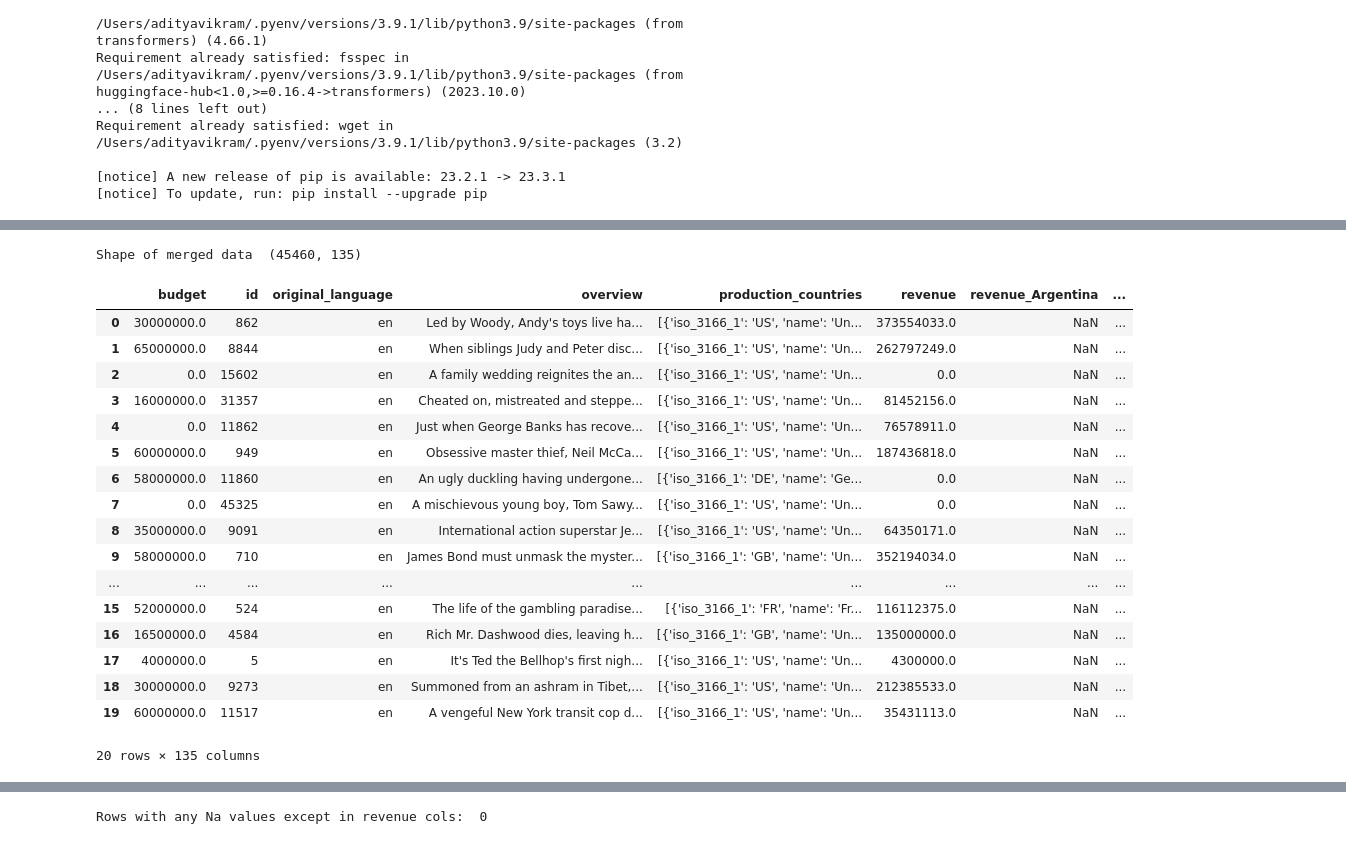
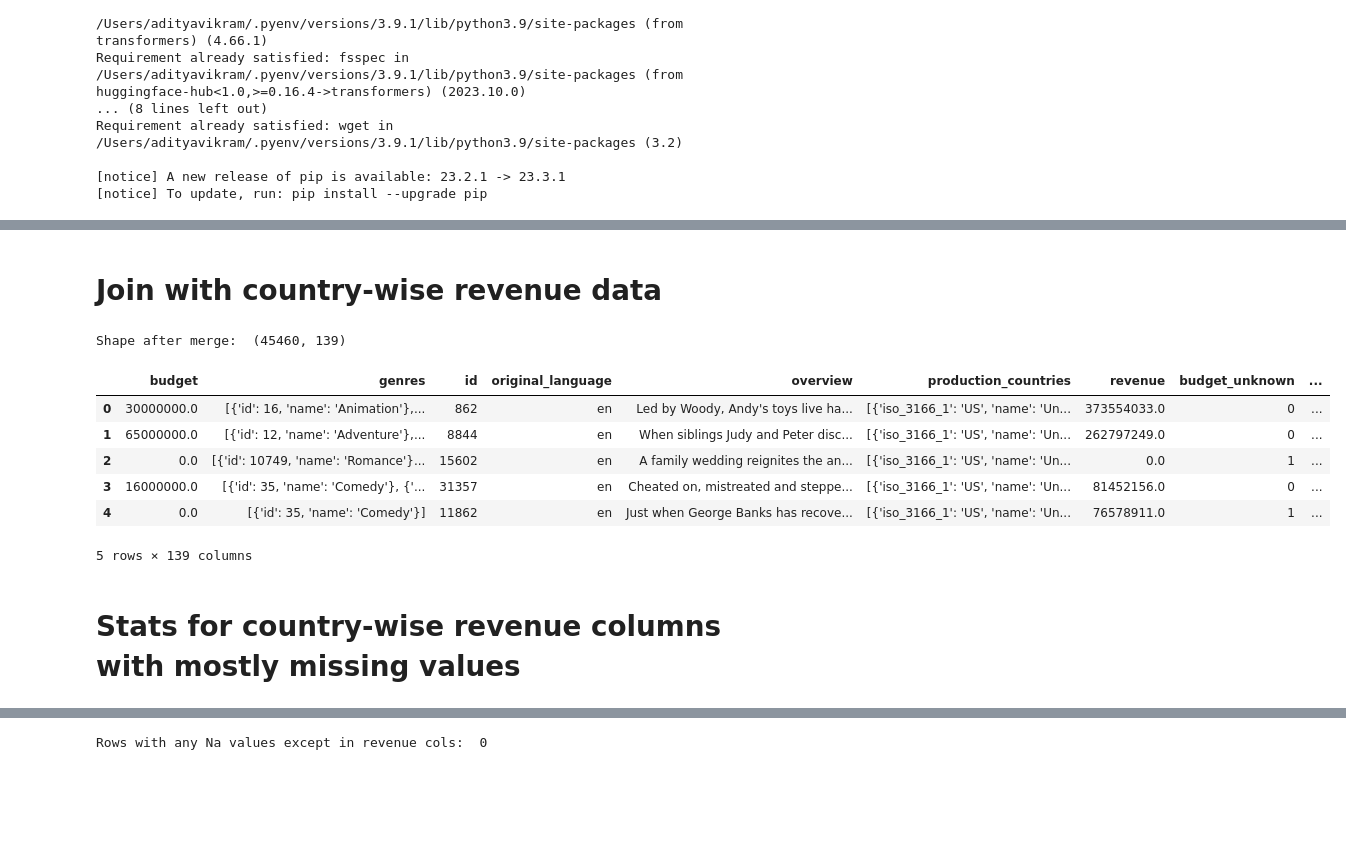
Before and after one commit to kshitij79/Cine-Sage-Insights, a Jupyter notebook: model_experiments/DVATeam20_BERT_n_regression_models.ipynb, the cells around one changed output, grey strips where cells are left out. Drawn from its saved outputs; the diff is of its cells as text; code cells hidden in the pictures; blank space fills up the shorter version.

Commit message:
Lots of data cleaning, added genres, somewhat working model

```diff
--- a/model_experiments/DVATeam20_BERT_n_regression_models.ipynb
+++ b/model_experiments/DVATeam20_BERT_n_regression_models.ipynb
@@ -49,26 +42,0 @@ print(box_office_data['id'].isna().sum())
-# %%
-# Clean movies_data: convert to following schema: overview: str, production_countries: str, original_language: str, revenue: float, budget: float
-# If unable to convert to float, print the row and drop it
-print("Shape before ", movies_data.shape)
-movies_data['budget'] = pd.to_numeric(movies_data['budget'], errors='coerce', downcast='float')
-movies_data = movies_data[movies_data['id'].str.isnumeric()]
-movies_data['id'] = movies_data['id'].astype(int)
-# If overview is null, convert it to empty string
-movies_data['overview'] = movies_data['overview'].fillna('')
-
-movies_data = movies_data.dropna(subset=['revenue', 'budget'], how='any')
-print("Shape after ", movies_data.shape)
-print(movies_data.dtypes)
-print(movies_data.head())
-
-# 1. Convert to following schema:
-# skip Movie Name, all other columns are either empty or have a USD symbol followed by a number surrounded by double quotes. Convert these columns to float.
-print("Shape before ", box_office_data.shape)
-box_office_data[box_office_data.columns[1:]] = box_office_data[box_office_data.columns[1:]].replace('[\$,]', '', regex=True).astype(float)
-# Append revenue_ to all column names except id
-new_cols = [(col, 'revenue_'+col) for col in box_office_data.columns[1:]]
-box_office_data.rename(columns=dict(new_cols), inplace=True)
-
-print("Shape after ", box_office_data.shape)
-print(box_office_data.dtypes)
-print(box_office_data.head())
@@ -92,0 +120,7 @@ dtype: object
+# %%
+# Add columns budget_unknown
+movies_data['budget'] = pd.to_numeric(movies_data['budget'], errors='coerce', downcast='float')
+movies_data['budget_unknown'] = movies_data['budget'].apply(lambda x: 1 if x == 0.0 else 0)
+movies_data['budget_100M'] = movies_data['budget'] / 1e8
+print("Number of non-zero budgets: ", movies_data['budget'].ne(0).sum())
+print("Number of unknown budgets: ", movies_data['budget_unknown'].sum())
@@ -92,0 +143,5 @@ dtype: object
+# %%
+print("Shape before ", movies_data.shape)
+movies_data.dropna(subset=['revenue'], inplace=True)
+movies_data['revenue_100M'] = movies_data['revenue'] / 1e8
+print("Shape after dropping rows with NaN revenues and appending revenue_100M column: ", movies_data.shape)
@@ -93,27 +235,20 @@ dtype: object
+# %% [markdown]
+# Join with country-wise revenue data
 # %%
-merged_data = pd.merge(movies_data, box_office_data, how='left', left_on='imdb_id', right_on='imdbId')
-print("Shape before ", merged_data.shape)
-merged_data.head(20)
+merged_data = pd.merge(movies_data, box_office_data, how='left', on='id')
+print("Shape after merge: ", merged_data.shape)
+merged_data.head()
 # %% [output]
-Shape of merged data  (45460, 135)
+Shape after merge:  (45460, 139)
-|  | budget | id | original_language | overview | production_countries | revenue | revenue_Argentina | ... |
-| 0 | 30000000.0 | 862 | en | Led by Woody, Andy's toys live ha... | [{'iso_3166_1': 'US', 'name': 'Un... | 373554033.0 | NaN | ... |
-| 1 | 65000000.0 | 8844 | en | When siblings Judy and Peter disc... | [{'iso_3166_1': 'US', 'name': 'Un... | 262797249.0 | NaN | ... |
-| 2 | 0.0 | 15602 | en | A family wedding reignites the an... | [{'iso_3166_1': 'US', 'name': 'Un... | 0.0 | NaN | ... |
-| 3 | 16000000.0 | 31357 | en | Cheated on, mistreated and steppe... | [{'iso_3166_1': 'US', 'name': 'Un... | 81452156.0 | NaN | ... |
-| 4 | 0.0 | 11862 | en | Just when George Banks has recove... | [{'iso_3166_1': 'US', 'name': 'Un... | 76578911.0 | NaN | ... |
-| 5 | 60000000.0 | 949 | en | Obsessive master thief, Neil McCa... | [{'iso_3166_1': 'US', 'name': 'Un... | 187436818.0 | NaN | ... |
-| 6 | 58000000.0 | 11860 | en | An ugly duckling having undergone... | [{'iso_3166_1': 'DE', 'name': 'Ge... | 0.0 | NaN | ... |
-| 7 | 0.0 | 45325 | en | A mischievous young boy, Tom Sawy... | [{'iso_3166_1': 'US', 'name': 'Un... | 0.0 | NaN | ... |
-| 8 | 35000000.0 | 9091 | en | International action superstar Je... | [{'iso_3166_1': 'US', 'name': 'Un... | 64350171.0 | NaN | ... |
-| 9 | 58000000.0 | 710 | en | James Bond must unmask the myster... | [{'iso_3166_1': 'GB', 'name': 'Un... | 352194034.0 | NaN | ... |
-| ... | ... | ... | ... | ... | ... | ... | ... | ... |
-| 15 | 52000000.0 | 524 | en | The life of the gambling paradise... | [{'iso_3166_1': 'FR', 'name': 'Fr... | 116112375.0 | NaN | ... |
-| 16 | 16500000.0 | 4584 | en | Rich Mr. Dashwood dies, leaving h... | [{'iso_3166_1': 'GB', 'name': 'Un... | 135000000.0 | NaN | ... |
-| 17 | 4000000.0 | 5 | en | It's Ted the Bellhop's first nigh... | [{'iso_3166_1': 'US', 'name': 'Un... | 4300000.0 | NaN | ... |
-| 18 | 30000000.0 | 9273 | en | Summoned from an ashram in Tibet,... | [{'iso_3166_1': 'US', 'name': 'Un... | 212385533.0 | NaN | ... |
-| 19 | 60000000.0 | 11517 | en | A vengeful New York transit cop d... | [{'iso_3166_1': 'US', 'name': 'Un... | 35431113.0 | NaN | ... |
+|  | budget | genres | id | original_language | overview | production_countries | revenue | budget_unknown | ... |
+| 0 | 30000000.0 | [{'id': 16, 'name': 'Animation'},... | 862 | en | Led by Woody, Andy's toys live ha... | [{'iso_3166_1': 'US', 'name': 'Un... | 373554033.0 | 0 | ... |
+| 1 | 65000000.0 | [{'id': 12, 'name': 'Adventure'},... | 8844 | en | When siblings Judy and Peter disc... | [{'iso_3166_1': 'US', 'name': 'Un... | 262797249.0 | 0 | ... |
+| 2 | 0.0 | [{'id': 10749, 'name': 'Romance'}... | 15602 | en | A family wedding reignites the an... | [{'iso_3166_1': 'US', 'name': 'Un... | 0.0 | 1 | ... |
+| 3 | 16000000.0 | [{'id': 35, 'name': 'Comedy'}, {'... | 31357 | en | Cheated on, mistreated and steppe... | [{'iso_3166_1': 'US', 'name': 'Un... | 81452156.0 | 0 | ... |
+| 4 | 0.0 | [{'id': 35, 'name': 'Comedy'}] | 11862 | en | Just when George Banks has recove... | [{'iso_3166_1': 'US', 'name': 'Un... | 76578911.0 | 1 | ... |
-20 rows × 135 columns
+5 rows × 139 columns
+# %% [markdown]
+# Stats for country-wise revenue columns with mostly missing values
 # %%
 # For each column, count the number of rows with NaN values. Also calculate the number of rows with NaN values in any and all columns.
 
```
Also changed, not shown: parts of 58 cells of this notebook.
